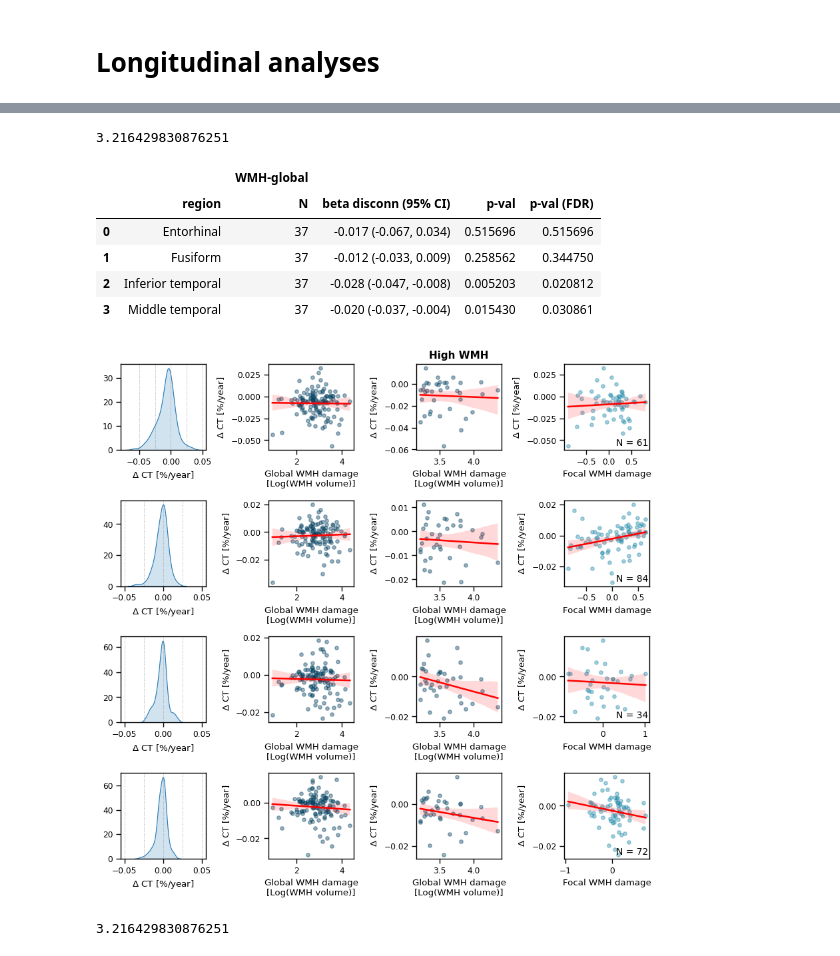
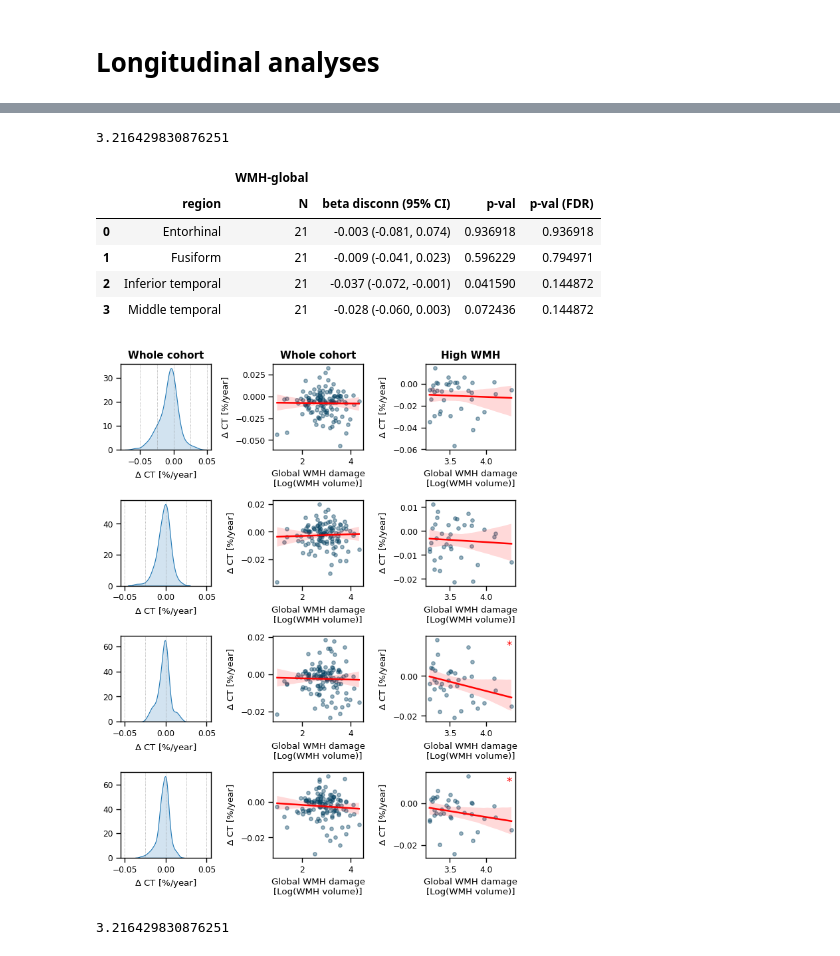
Before and after one commit to riccardoleone1991/cat_whim, a Jupyter notebook: notebooks/1.0-rl-main_analyses.ipynb, the cells around one changed output, grey strips where cells are left out. Drawn from its saved outputs; the diff is of its cells as text; code cells hidden in the pictures.

```diff
--- a/notebooks/1.0-rl-main_analyses.ipynb
+++ b/notebooks/1.0-rl-main_analyses.ipynb
@@ -394,6 +488,7 @@ dk_region_labels = pd.read_csv(dk_regions_filename).values.flatten()
 adsig_mayo = pd.read_csv(
     roi_adsig_filename
 ).columns.to_list()  # ADsig Mayo from Clifford et al Brain 2015 (as reported by Parker et al in Alzh & Dem)
+
 
 # Get the region names for each biomarker
 amy_cols = [region + "_SUVR_amy" for region in dk_region_labels]
@@ -412,7 +507,8 @@ subjs_m00 = df[df["session"] == "M00"]["PTID"].unique()
 missing_baseline = [pt for pt in subjs_m01 if pt not in subjs_m00]
 df = df[~df["PTID"].isin(missing_baseline)].copy()
 
-region_names = ["entorhinal", "fusiform", "inferior temporal", "middle temporal"]
+region_names = ["entorhinal", "fusiform", "inferior temporal", "middle temporal", "parahippocampus", "temporal pole", "inferior parietal", "pars opercularis", "pars orbitalis", "pars triangularis",
+                "precuneus", "supra marginal gyrus", "superior parietal", "superior frontal"]
 # %%
 fig, axs = plt.subplots(1, 2, figsize = (6,3))
 
@@ -791,7 +1037,7 @@ for region in roi_list:
         formula_disconn = f"{thickness} ~ {disconn_ratio}*Years_m00 + {amy} + {tau} + AGE + PTGENDER + C(HMHYPERT) + {dx_var} + PTEDUCAT + CTX_ETIV + TRACER_amy + APOE4"
         formula_wmh = f"{thickness} ~ wmh_vol_log*Years_m00 + {amy} + {tau} + AGE + PTGENDER + C(HMHYPERT) + {dx_var} + PTEDUCAT + CTX_ETIV + TRACER_amy + APOE4"
 
-
+    df_long = df_long[df_long["AMYLOID_STATUS"] == 1]
     # Fit the models
     lr_wmh = smf.mixedlm(data=df_long, formula=formula_wmh, groups=df_long["PTID"])
     res_wmh = lr_wmh.fit()
@@ -855,17 +1101,17 @@ df_res_pretty
 3.216429830876251
 |  |  | WMH-global |  |  |  |
 |  | region | N | beta disconn (95% CI) | p-val | p-val (FDR) |
-| 0 | Entorhinal | 37 | -0.017 (-0.067, 0.034) | 0.515696 | 0.515696 |
-| 1 | Fusiform | 37 | -0.012 (-0.033, 0.009) | 0.258562 | 0.344750 |
-| 2 | Inferior temporal | 37 | -0.028 (-0.047, -0.008) | 0.005203 | 0.020812 |
-| 3 | Middle temporal | 37 | -0.020 (-0.037, -0.004) | 0.015430 | 0.030861 |
+| 0 | Entorhinal | 21 | -0.003 (-0.081, 0.074) | 0.936918 | 0.936918 |
+| 1 | Fusiform | 21 | -0.009 (-0.041, 0.023) | 0.596229 | 0.794971 |
+| 2 | Inferior temporal | 21 | -0.037 (-0.072, -0.001) | 0.041590 | 0.144872 |
+| 3 | Middle temporal | 21 | -0.028 (-0.060, 0.003) | 0.072436 | 0.144872 |
 # %%
 subjs_with_fu = df[df["session"] == "M01"]["PTID"].unique()  # Filter subjects with follow-up (M01)
 df_long = df[df["PTID"].isin(subjs_with_fu)].copy()  # Filter for these subjects
 
 with sns.plotting_context("paper", font_scale=1):
 
-    fig, axs = plt.subplots(4, 4, figsize=(8.5, 8.5))
+    fig, axs = plt.subplots(4, 3, figsize=(6.5, 8.5))
 
     for i, region in enumerate(adsig_mayo_avg):
 
@@ -919,53 +1165,38 @@ with sns.plotting_context("paper", font_scale=1):
         sns.regplot(
             data=df_pivot,
             x="wmh_vol_log_M00",  # Global WMH volume at M00
             y=f"{thickness}_delta_annualized",  # Annualized cortical thickness change
             scatter_kws={"s": 15, "color": "#034060", "alpha": 0.4},  # Dark blue
             line_kws={"color": "red"},  # Regression line in red
             ax=axs[i, 1]
         )
         axs[i, 1].set_ylabel(r"$\Delta$ CT [%/year]")
         axs[i, 1].set_xlabel("Global WMH damage\n[Log(WMH volume)]")
 
         sns.regplot(
             data=df_pivot[df_pivot["wmh_vol_log_M00"] > threshold],
             x="wmh_vol_log_M00",  # Global WMH volume at M00
             y=f"{thickness}_delta_annualized",  # Annualized cortical thickness change
             scatter_kws={"s": 15, "color": "#034060", "alpha": 0.4},  # Dark blue
             line_kws={"color": "red"},  # Regression line in red
             ax=axs[i, 2]
         )
         axs[i, 2].set_ylabel(r"$\Delta$ CT [%/year]")
         axs[i, 2].set_xlabel("Global WMH damage\n[Log(WMH volume)]")
         if i == 0:
+            axs[i, 0].set_title(f"Whole cohort", weight="bold", fontsize=11)
+            axs[i, 1].set_title(f"Whole cohort", weight="bold", fontsize=11)
             axs[i, 2].set_title(f"High WMH", weight="bold", fontsize=11)
 
 
-        sns.regplot(
-            data=df_pivot[df_pivot[f"{disconn}_M00"] > 0.01],  # Filter where disconnection > 0.01
-            x=f"{disconn_ratio}_M00",  # Focal disconnection ratio at M00
-            y=f"{thickness}_delta_annualized",  # Annualized cortical thickness change
-            scatter_kws={"s": 15, "color": "#228BAA", "alpha": 0.4},  # Light blue
-            line_kws={"color": "red"},  # Regression line in red
-            ax=axs[i, 3]
-        )
-        axs[i, 3].set_ylabel(r"$\Delta$ CT [%/year]")
-        axs[i, 3].set_xlabel("Focal WMH damage")
-
-        # Add a text annotation showing the number of participants for focal WMH
-        axs[i, 3].text(
-            0.8, 0.05,  # Coordinates in axis-relative terms
-            f"N = {df_pivot[df_pivot[f'{disconn}_M00'] > 0.01].shape[0]}",  # Count of participants
-            transform=axs[i, 3].transAxes,
-            fontsize=10,
-            ha="center"
-        )
+    axs[2, 2].text(0.9, 0.85, "*", transform=axs[2, 2].transAxes, fontsize=12, color = "red")
+    axs[3, 2].text(0.9, 0.85, "*", transform=axs[3, 2].transAxes, fontsize=12, color = "red")
 
     # Adjust layout for better spacing between subplots
     fig.tight_layout()
     plt.savefig(REPORTS_DIR / "longitudinal_results.svg", dpi=500)
 # %% [output]
-[figure, old version]
+[figure, new version]
 # %%
 adjusted=True
 roi_list = adsig_mayo_avg
```
Also changed, not shown: parts of 19 cells of this notebook, 1 other file.
